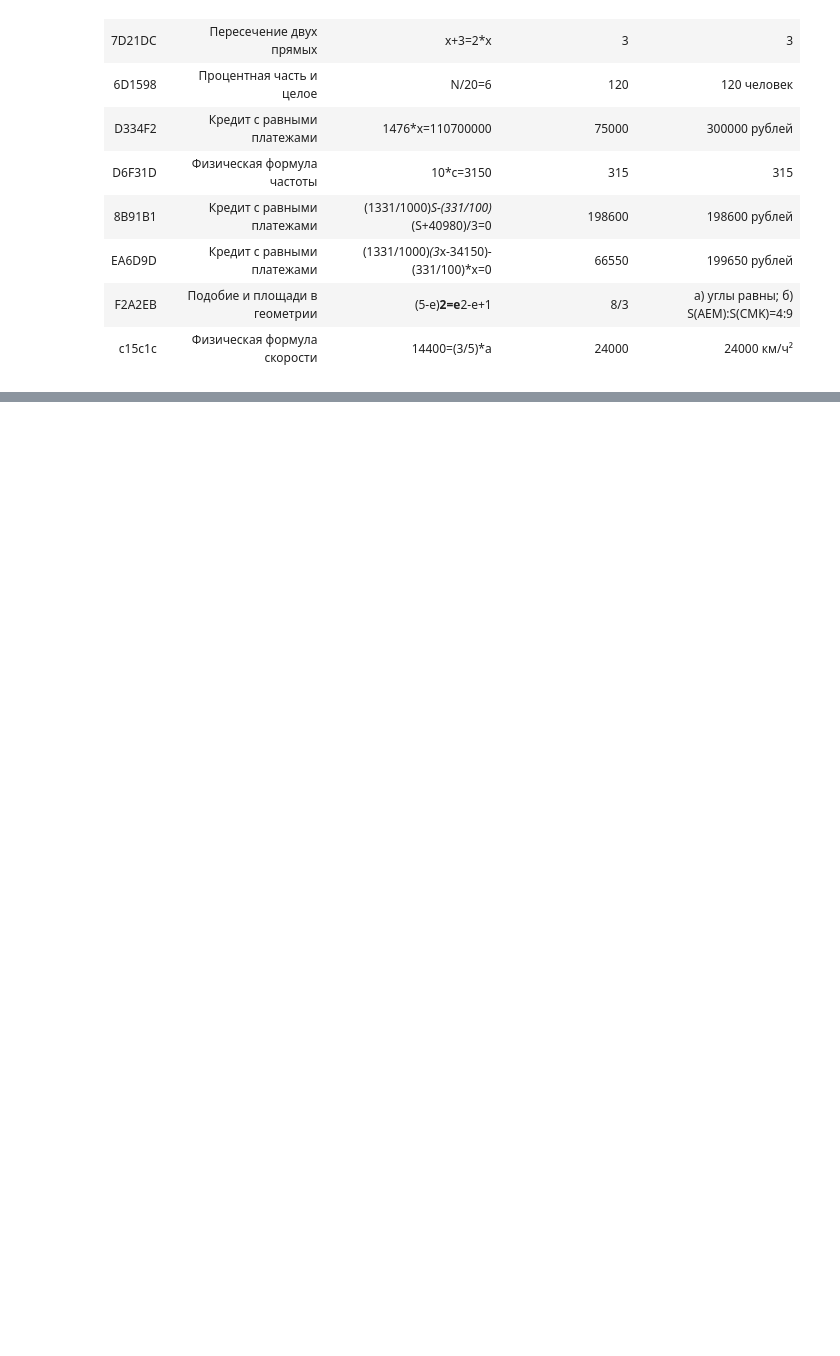
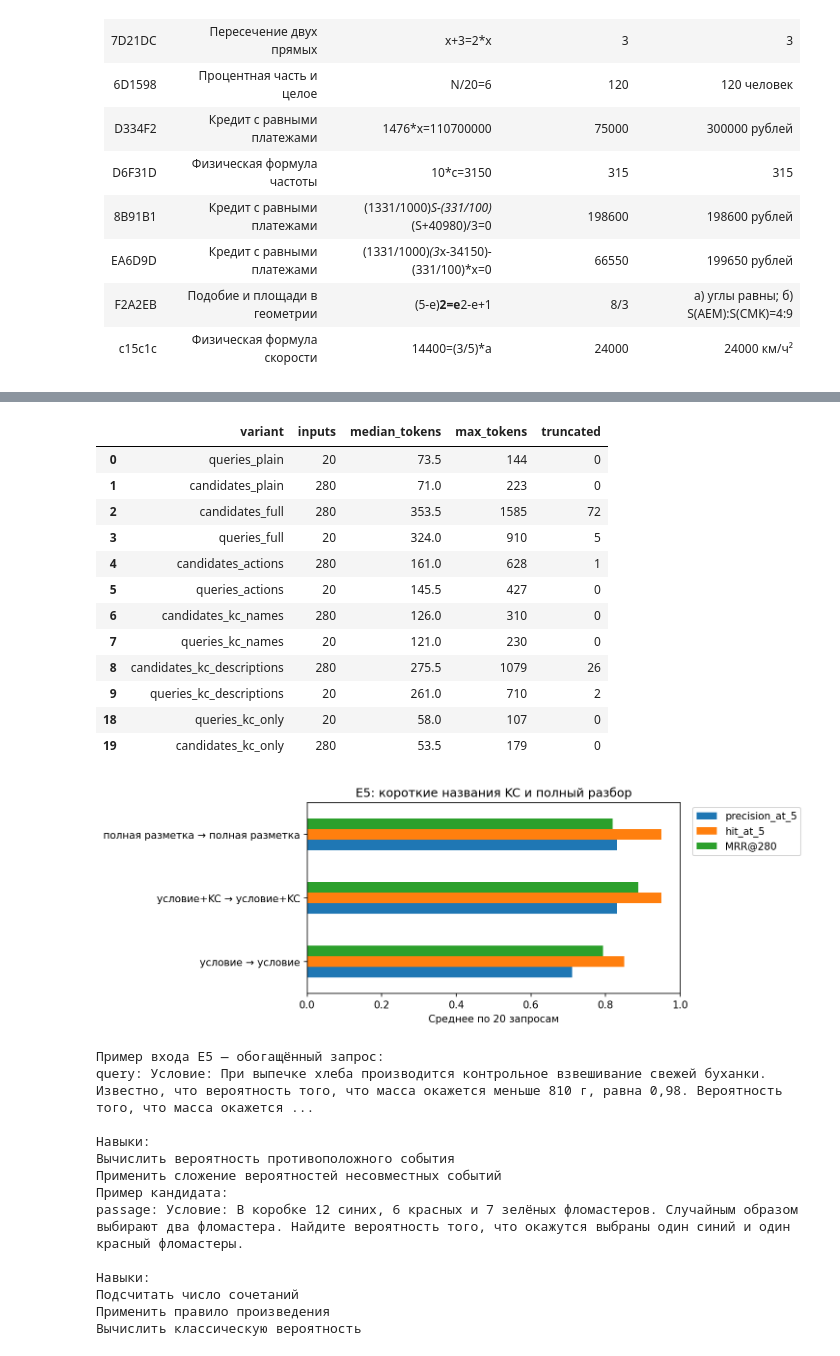
Before and after one commit to ThreeHundredsperSecond/proactive-ai-tutor-65, a Jupyter notebook: notebooks/checkpoint-2/EDA.ipynb, the cells around one changed output, grey strips where cells are left out. Cells and saved outputs as stored; diff of their text form; code cells hidden in the pictures; blank space fills up the shorter version.

```diff
--- a/notebooks/checkpoint-2/EDA.ipynb
+++ b/notebooks/checkpoint-2/EDA.ipynb
@@ -753,0 +810,18 @@ table([{'ID':c['task_id'],'Контекст задачи':c['context_label'],
+# %%
+display(rx_table('03_annotation_parts').round(6))
+display(rx_lengths[rx_lengths.model=='E5'][['variant','inputs','median_tokens','max_tokens','truncated']])
+rx_best = rx_table('03_annotation_parts').loc[['условие → условие','условие+KC → условие+KC','полная разметка → полная разметка']]
+rx_ax = rx_best.plot.barh(figsize=(10,3.6), xlim=(0,1))
+rx_ax.set_xlabel('Среднее по 20 запросам'); rx_ax.set_ylabel('')
+rx_ax.set_title('E5: короткие названия KC и полный разбор')
+rx_ax.legend(loc='upper left',bbox_to_anchor=(1.02,1))
+plt.tight_layout()
+rx_figure = io.BytesIO()
+rx_ax.figure.savefig(rx_figure,format='png',dpi=150,bbox_inches='tight')
+plt.close(rx_ax.figure)
+display(Image(data=rx_figure.getvalue()))
+print('Пример входа E5 — обогащённый запрос:')
+print(rx_inputs['E5_queries_kc_names'][0])
+print('Пример кандидата:')
+print(rx_inputs['E5_candidates_kc_names'][20])
+# %% [output]
@@ -753,0 +839,27 @@ table([{'ID':c['task_id'],'Контекст задачи':c['context_label'],
+|  | variant | inputs | median_tokens | max_tokens | truncated |
+| 0 | queries_plain | 20 | 73.5 | 144 | 0 |
+| 1 | candidates_plain | 280 | 71.0 | 223 | 0 |
+| 2 | candidates_full | 280 | 353.5 | 1585 | 72 |
+| 3 | queries_full | 20 | 324.0 | 910 | 5 |
+| 4 | candidates_actions | 280 | 161.0 | 628 | 1 |
+| 5 | queries_actions | 20 | 145.5 | 427 | 0 |
+| 6 | candidates_kc_names | 280 | 126.0 | 310 | 0 |
+| 7 | queries_kc_names | 20 | 121.0 | 230 | 0 |
+| 8 | candidates_kc_descriptions | 280 | 275.5 | 1079 | 26 |
+| 9 | queries_kc_descriptions | 20 | 261.0 | 710 | 2 |
+| 18 | queries_kc_only | 20 | 58.0 | 107 | 0 |
+| 19 | candidates_kc_only | 280 | 53.5 | 179 | 0 |
+[figure, added]
+Пример входа E5 — обогащённый запрос:
+query: Условие: При выпечке хлеба производится контрольное взвешивание свежей буханки. Известно, что вероятность того, что масса окажется меньше 810 г, равна 0,98. Вероятность того, что масса окажется ...
+
+Навыки:
+Вычислить вероятность противоположного события
+Применить сложение вероятностей несовместных событий
+Пример кандидата:
+passage: Условие: В коробке 12 синих, 6 красных и 7 зелёных фломастеров. Случайным образом выбирают два фломастера. Найдите вероятность того, что окажутся выбраны один синий и один красный фломастеры.
+
+Навыки:
+Подсчитать число сочетаний
+Применить правило произведения
+Вычислить классическую вероятность
```
Also changed, not shown: parts of 13 cells of this notebook, 14 other files.
